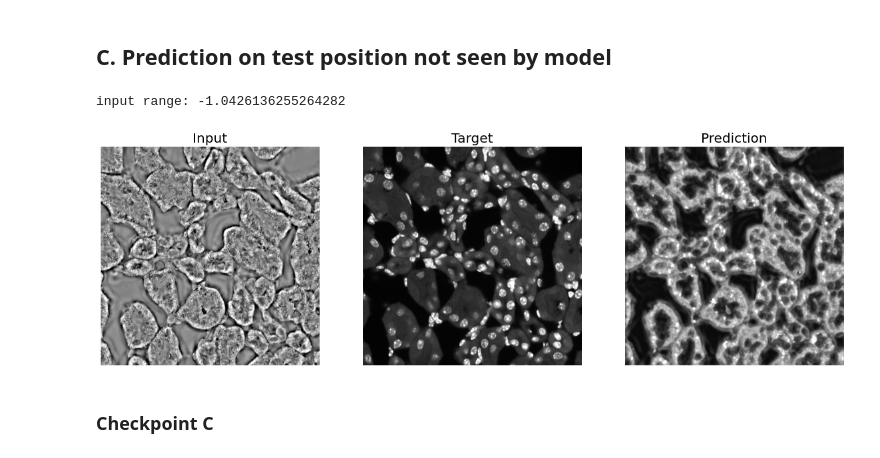
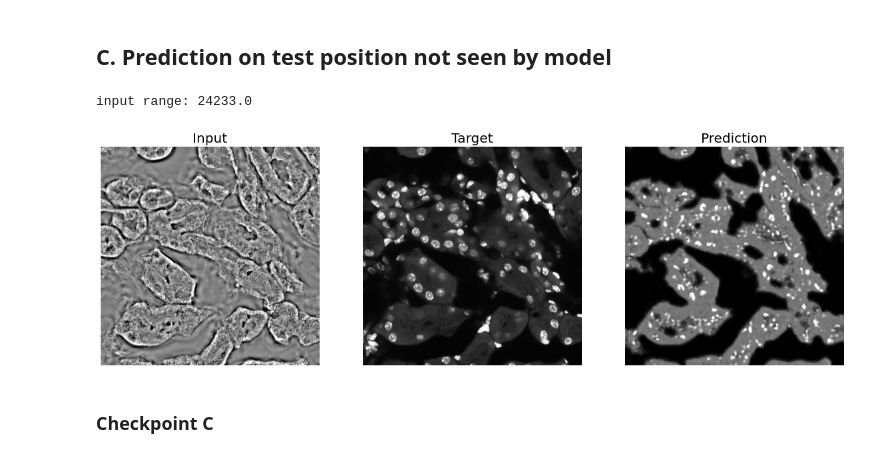
Before and after one commit to mehta-lab/microDL, a Jupyter notebook: notebooks/image_translation_v2022_care.ipynb, the cells around one changed output. Drawn from its saved outputs; the diff is of its cells as text; code cells hidden in the pictures.

```diff
--- a/notebooks/image_translation_v2022_care.ipynb
+++ b/notebooks/image_translation_v2022_care.ipynb
@@ -203,7 +203,7 @@ patch_file = os.path.expanduser('~/04_image_translation/data/phase_dna_care.npz'
 c = axes_dict(axes)['C']
 n_channel_in, n_channel_out = X.shape[c], Y.shape[c]
 # %%
-config = Config(axes, n_channel_in, n_channel_out, unet_kern_size=3, train_batch_size=16, train_steps_per_epoch=10, unet_n_depth = 3, train_epochs = 30, unet_residual = True)
+config = Config(axes, n_channel_in, n_channel_out, unet_kern_size=3, train_batch_size=16, train_steps_per_epoch=10, unet_n_depth = 3, train_epochs = 30, unet_residual = False)
 print(config)
 vars(config)
 # %% [output]
@@ -310,41 +314,42 @@ size of validation input: (5, 256, 256, 1), range of validation input: [-2.64067
 # %%
 # Read test image and scale the uint16 image to match the dynamic range of validation set.
 
-im_path = os.path.join(INPUT_DIR, 'img_phase_t000_p090_z015.tif')
+im_path = os.path.join(INPUT_DIR, 'img_phase_t000_p011_z013.tif')
 test_input = imread(im_path).astype('float32')
-test_input -= np.mean(test_input[:])
-test_input /= np.max(test_input[:])
-test_input *= x_val_max
+# test_input -= np.mean(test_input[:])
+# test_input /= np.max(test_input[:])
+# test_input *= x_val_max
+# prediction = model.keras_model.predict(test_input.reshape(1,2048,2048,1)) # Note that the input needs to be reshaped in (batch, Y, X, C) order.
+# prediction = prediction.reshape(2048,2048)
 
+prediction = model.predict(test_input, axes = 'YX')
 
-prediction = model.keras_model.predict(test_input.reshape(1,2048,2048,1)) # Note that the input needs to be reshaped in (batch, Y, X, C) order.
-prediction = prediction.reshape(2048,2048)
-im_path = os.path.join(INPUT_DIR, 'img_405_t000_p090_z015.tif')
+im_path = os.path.join(INPUT_DIR, 'img_405_t000_p011_z013.tif')
 target = imread(im_path)
 
 print(f'input range: {np.min(test_input[:])}')
 
 fig, ax = plt.subplots(1, 3)
 fig.set_size_inches(20, 15)
 ax = ax.flatten()
 for a in ax: a.axis('off')
 
 ax[0].imshow(norm_utils.hist_clipping(test_input, 1, 99),
              cmap='gray');
 ax[0].set_title('Input', fontsize=20)
 
 ax[1].imshow(norm_utils.hist_clipping(target, 1, 99),
              cmap='gray');
 ax[1].set_title('Target', fontsize=20)
 
 ax[2].imshow(norm_utils.hist_clipping(prediction, 1, 99),
              cmap='gray');
 ax[2].set_title('Prediction', fontsize=20)
 
 plt.show()
 plt.close('all')
 # %% [output]
-input range: -1.0426136255264282
+input range: 24233.0
-[figure, old version]
+[figure, new version]
 # %% [markdown]
 ### Checkpoint C
```
Also changed, not shown: parts of 8 cells of this notebook.
